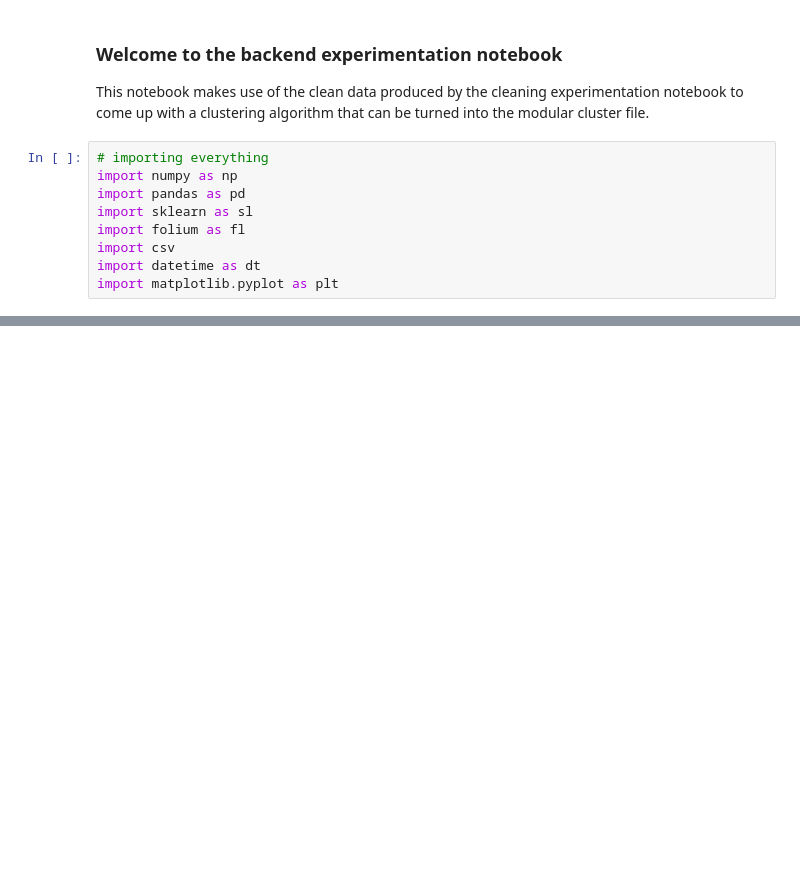
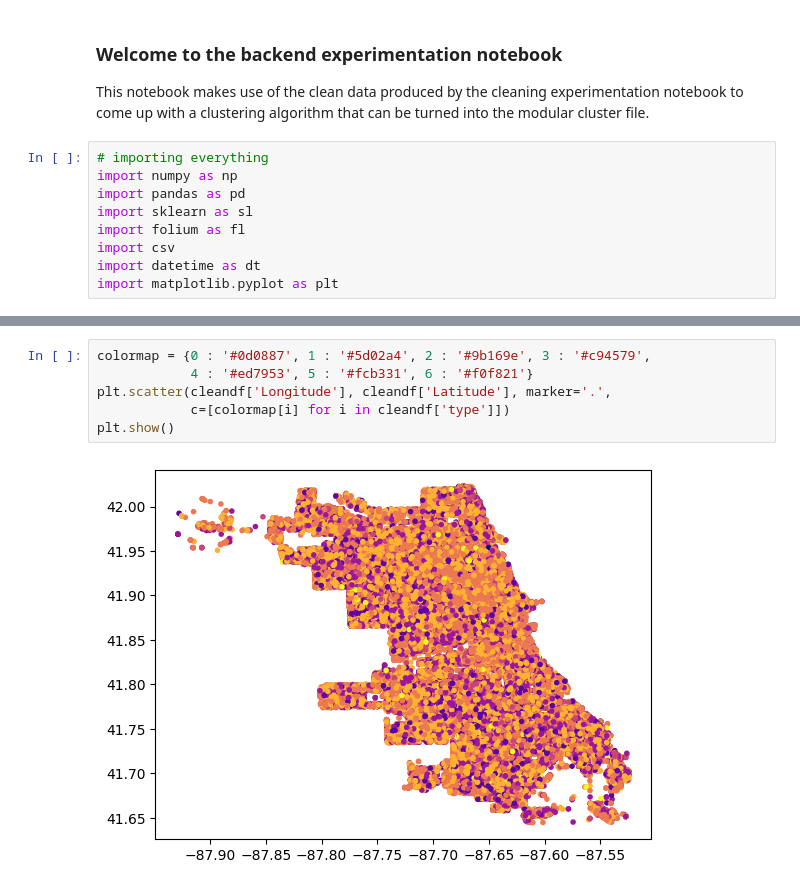
Before and after one commit to codermal7/nikolaj, a Jupyter notebook: backendExp.ipynb, the cells around one changed output, grey strips where cells are left out. Saved outputs shown, nothing was run; the diff lists cells and outputs as text; blank space fills up the shorter version.

```diff
--- a/backendExp.ipynb
+++ b/backendExp.ipynb
@@ -47,0 +111,8 @@ cleandf.head()
+# %%
+colormap = {0 : '#0d0887', 1 : '#5d02a4', 2 : '#9b169e', 3 : '#c94579',
+            4 : '#ed7953', 5 : '#fcb331', 6 : '#f0f821'}
+plt.scatter(cleandf['Longitude'], cleandf['Latitude'], marker='.',
+            c=[colormap[i] for i in cleandf['type']])
+plt.show()
+# %% [output]
+[figure, added]
```
Also changed, not shown: parts of 8 cells of this notebook, 4 other files.
